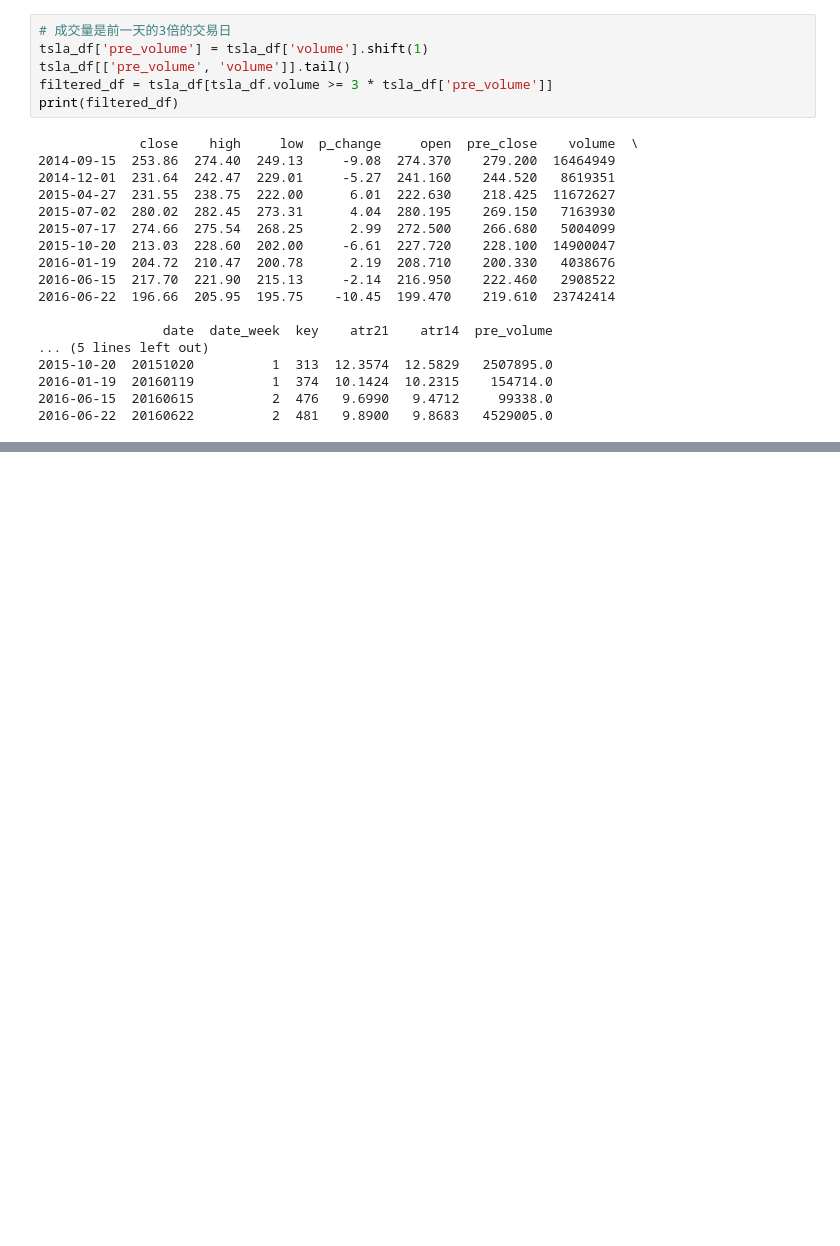
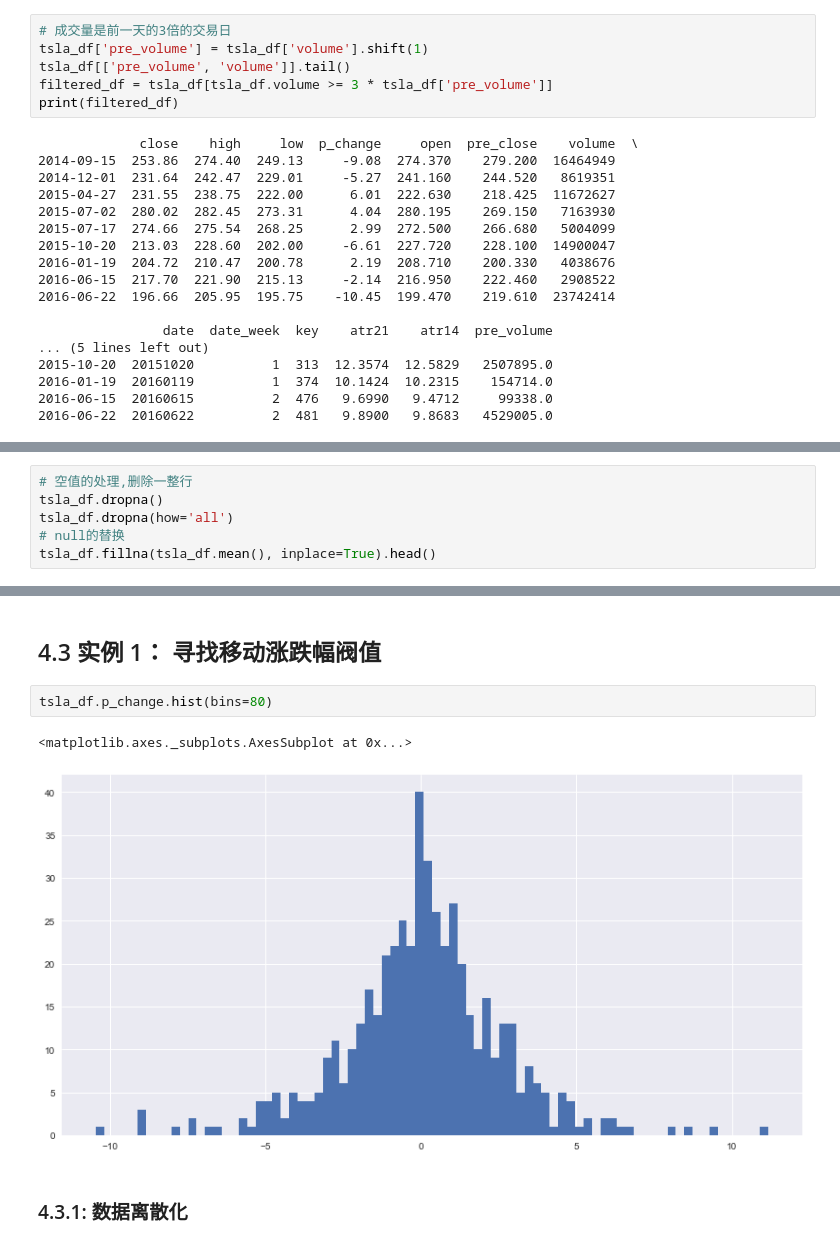
Before and after one commit to cwyspy100/abu, a Jupyter notebook: ipython_learn/Pandas_learn.ipynb, the cells around one changed output, grey strips where cells are left out. Saved outputs shown, nothing was run; the diff lists cells and outputs as text; blank space fills up the shorter version.

```diff
--- a/ipython_learn/Pandas_learn.ipynb
+++ b/ipython_learn/Pandas_learn.ipynb
@@ -298,0 +357,6 @@ print(filtered_df)
+# %%
+# 空值的处理,删除一整行
+tsla_df.dropna()
+tsla_df.dropna(how='all')
+# null的替换
+tsla_df.fillna(tsla_df.mean(), inplace=True).head()
@@ -298,0 +434,9 @@ print(filtered_df)
+# %% [markdown]
+## 4.3 实例 1： 寻找移动涨跌幅阀值
+# %%
+tsla_df.p_change.hist(bins=80)
+# %% [output]
+<matplotlib.axes._subplots.AxesSubplot at 0x...>
+[figure, added]
+# %% [markdown]
+### 4.3.1: 数据离散化
```
Also changed, not shown: parts of 45 cells of this notebook, 1 other file.
